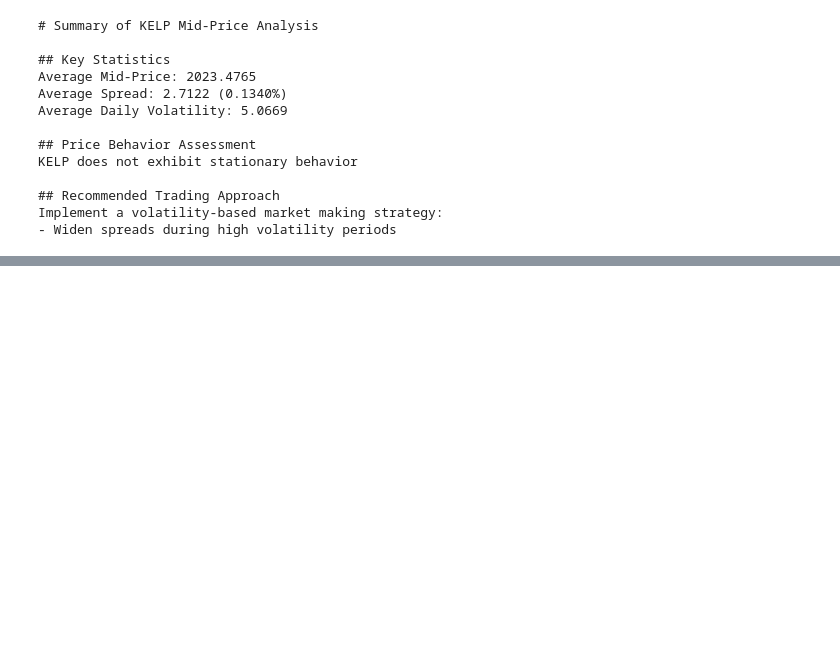
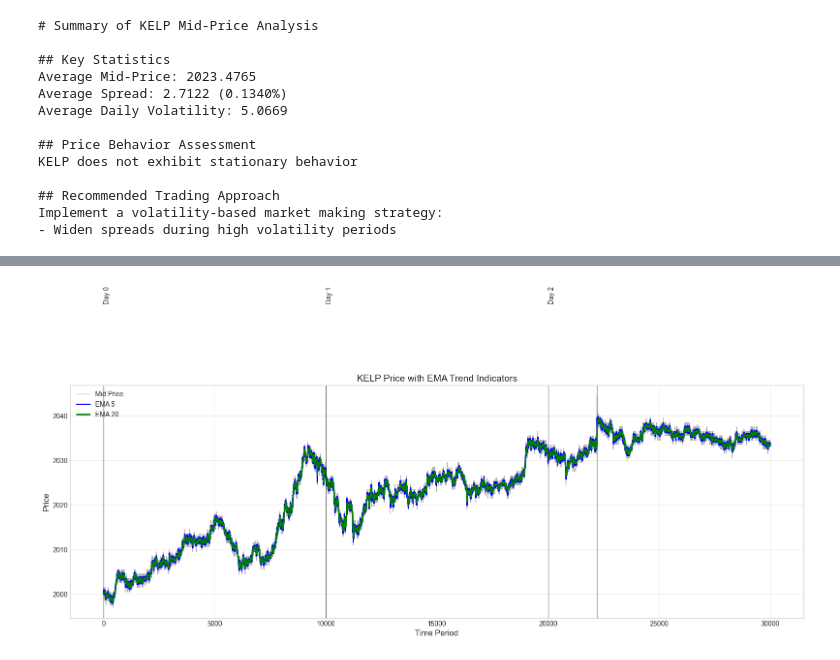
Before and after one commit to tomas-zuquete/imc-prosperity-3, a Jupyter notebook: round_1/KELP_analysis.ipynb, the cells around one changed output, grey strips where cells are left out. Cells and saved outputs as stored; diff of their text form; code cells hidden in the pictures; blank space fills up the shorter version.

```diff
--- a/round_1/KELP_analysis.ipynb
+++ b/round_1/KELP_analysis.ipynb
@@ -912,0 +1009,58 @@ Implement a volatility-based market making strategy:
+# %%
+## 3. Visualize Trends with Moving Averages
+
+# Plot price with moving averages - COMPLETELY REVISED VERSION
+plt.figure(figsize=(16, 8))
+
+# Plot price and EMAs with better visibility
+plt.plot(kelp_data['mid_price'], label='Mid Price', color='gray', alpha=0.6, linewidth=1)
+plt.plot(kelp_data['ema_5'], label='EMA 5', color='blue', linewidth=2)
+plt.plot(kelp_data['ema_20'], label='EMA 20', color='green', linewidth=2)
+
+# Instead of vertical lines, highlight trend periods with background colors
+kelp_data['trend_strength'] = (kelp_data['ema_5'] - kelp_data['ema_20']) / kelp_data['ema_20'] * 100
+
+# Create a new column to identify uptrends and downtrends
+kelp_data['trend_direction'] = np.where(kelp_data['trend_strength'] > 0.1, 'uptrend',
+                               np.where(kelp_data['trend_strength'] < -0.1, 'downtrend', 'neutral'))
+
+# Find continuous trend periods
+trend_periods = []
+current_trend = None
+start_idx = None
+
+for idx, trend in enumerate(kelp_data['trend_direction']):
+    if trend != current_trend:
+        if current_trend is not None:
+            trend_periods.append((start_idx, idx-1, current_trend))
+        current_trend = trend
+        start_idx = idx
+
+# Add the last period
+if start_idx is not None:
+    trend_periods.append((start_idx, len(kelp_data)-1, current_trend))
+
+# Add background colors for trend periods
+for start, end, trend in trend_periods:
+    if trend == 'uptrend':
+        plt.axvspan(start, end, alpha=0.2, color='green')
+    elif trend == 'downtrend':
+        plt.axvspan(start, end, alpha=0.2, color='red')
+
+# Add markers for day transitions if available
+if 'day' in kelp_data.columns:
+    day_changes = kelp_data[kelp_data['day'].diff() != 0].index
+    for day_change in day_changes:
+        plt.axvline(x=day_change, color='black', linestyle='-', alpha=0.5, linewidth=1)
+        plt.text(day_change, kelp_data['mid_price'].max()*1.01, f"Day {int(kelp_data.loc[day_change, 'day'])}",
+                 rotation=90, verticalalignment='bottom')
+
+plt.title('KELP Price with EMA Trend Indicators', fontsize=14)
+plt.xlabel('Time Period', fontsize=12)
+plt.ylabel('Price', fontsize=12)
+plt.legend(loc='upper left')
+plt.grid(True, alpha=0.3)
+plt.tight_layout()
+plt.show()
+# %% [output]
+[figure, added]
```
Also changed, not shown: parts of 27 cells of this notebook.
